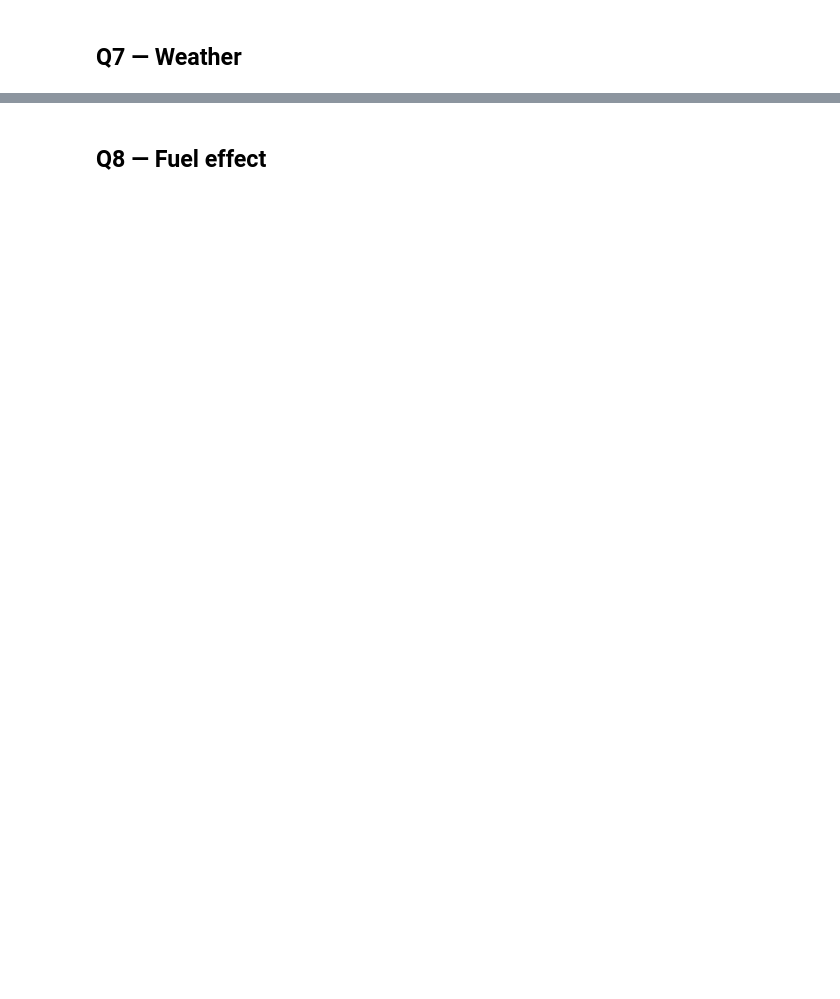
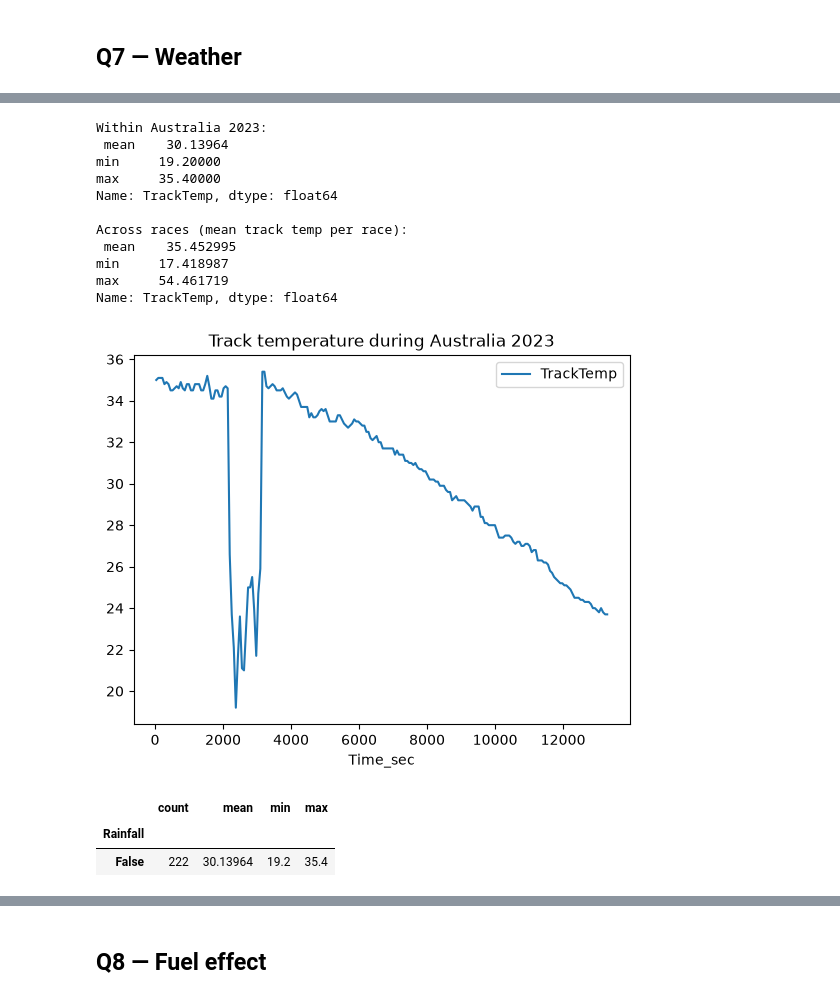
Before and after one commit to yashdive/pitwall-ml, a Jupyter notebook: research/02_raw_race_eda.ipynb, the cells around one changed output, grey strips where cells are left out. Cells and saved outputs as stored; diff of their text form; code cells hidden in the pictures; blank space fills up the shorter version.

```diff
--- a/research/02_raw_race_eda.ipynb
+++ b/research/02_raw_race_eda.ipynb
@@ -235,9 +564,28 @@ weather.groupby(["Season", "Round"])["Time_sec"].diff().describe()
 # %%
-bahrain_weather = one_race(weather)
-print("Within Bahrain 2022:\n", bahrain_weather["TrackTemp"].describe()[["mean", "min", "max"]], "\n")
+aus_weather = one_race(weather, 2023, 3)
+print("Within Australia 2023:\n", aus_weather["TrackTemp"].describe()[["mean", "min", "max"]], "\n")
 print("Across races (mean track temp per race):\n", weather.groupby(["Season", "Round"])["TrackTemp"].mean().describe()[["mean", "min", "max"]])
-bahrain_weather.plot(x="Time_sec", y="TrackTemp", title="Track temperature during Bahrain 2022")
+aus_weather.plot(x="Time_sec", y="TrackTemp", title="Track temperature during Australia 2023")
 plt.show()
+# %% [output]
+Within Australia 2023:
+ mean    30.13964
+min     19.20000
+max     35.40000
+Name: TrackTemp, dtype: float64
+
+Across races (mean track temp per race):
+ mean    35.452995
+min     17.418987
+max     54.461719
+Name: TrackTemp, dtype: float64
+[figure, added]
+# %%
+aus_weather.groupby("Rainfall")['TrackTemp'].agg(["count", "mean", "min", "max"])
+# %% [output]
+|  | count | mean | min | max |
+| Rainfall |  |  |  |  |
+| False | 222 | 30.13964 | 19.2 | 35.4 |
 # %%
 # Races with rain: how many rain readings, and how many laps on wet tyres?
 rain = weather.groupby(["Season", "Round"])["Rainfall"].sum().rename("rain_readings")
```
Also changed, not shown: parts of 56 cells of this notebook, 6 other files.
